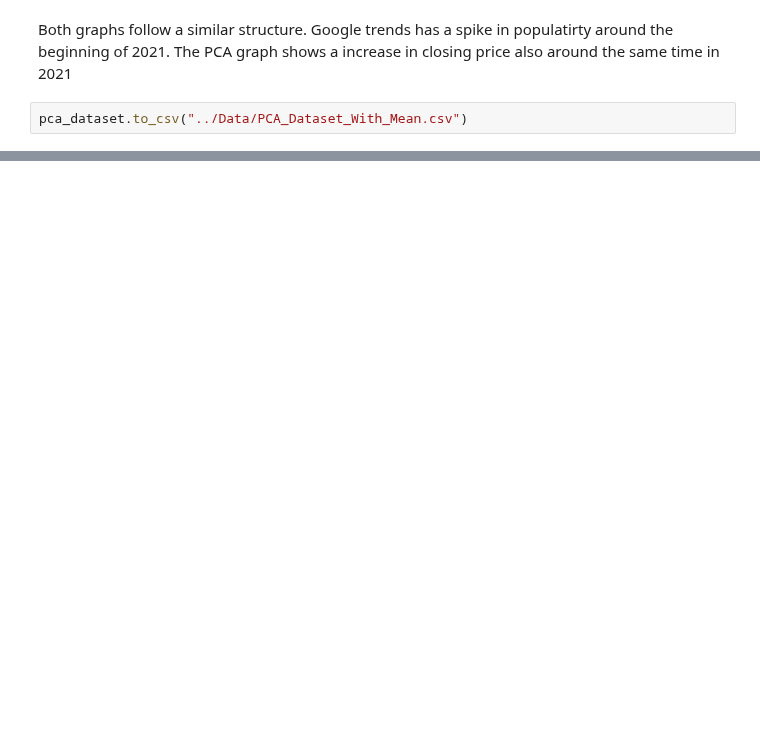
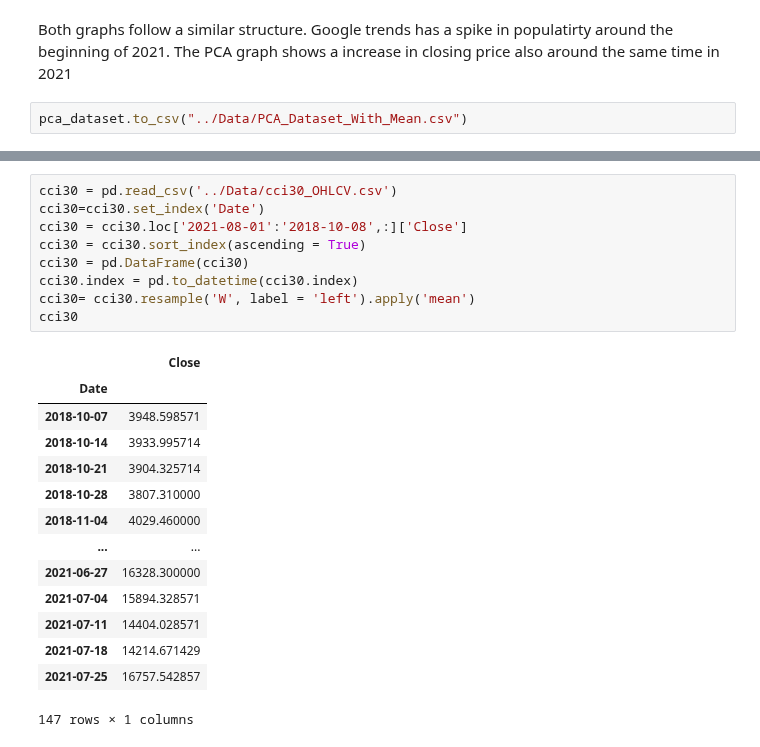
Before and after one commit to kenneykwan/Springboard, a Jupyter notebook: Capstone2-CCI30Index/Notebooks/Capstone 2 - Preprocessing and Training.ipynb, the cells around one changed output, grey strips where cells are left out. Cells and saved outputs as stored; diff of their text form; blank space fills up the shorter version.

```diff
--- a/Capstone2-CCI30Index/Notebooks/Capstone 2 - Preprocessing and Training.ipynb
+++ b/Capstone2-CCI30Index/Notebooks/Capstone 2 - Preprocessing and Training.ipynb
@@ -113,0 +133,24 @@ pca_dataset.to_csv("../Data/PCA_Dataset_With_Mean.csv")
+# %%
+cci30 = pd.read_csv('../Data/cci30_OHLCV.csv')
+cci30=cci30.set_index('Date')
+cci30 = cci30.loc['2021-08-01':'2018-10-08',:]['Close']
+cci30 = cci30.sort_index(ascending = True)
+cci30 = pd.DataFrame(cci30)
+cci30.index = pd.to_datetime(cci30.index)
+cci30= cci30.resample('W', label = 'left').apply('mean')
+cci30
+# %% [output]
+|  | Close |
+| Date |  |
+| 2018-10-07 | 3948.598571 |
+| 2018-10-14 | 3933.995714 |
+| 2018-10-21 | 3904.325714 |
+| 2018-10-28 | 3807.310000 |
+| 2018-11-04 | 4029.460000 |
+| ... | ... |
+| 2021-06-27 | 16328.300000 |
+| 2021-07-04 | 15894.328571 |
+| 2021-07-11 | 14404.028571 |
+| 2021-07-18 | 14214.671429 |
+| 2021-07-25 | 16757.542857 |
+147 rows × 1 columns
```
Also changed, not shown: parts of 6 cells of this notebook, 2 other files.
